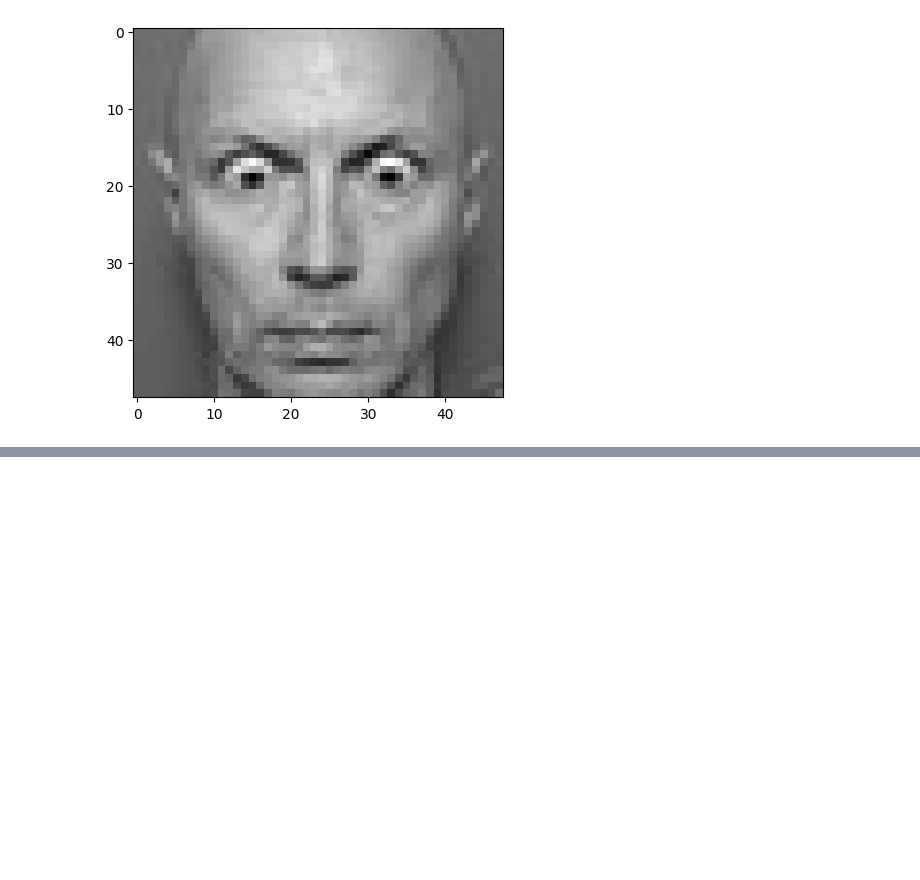
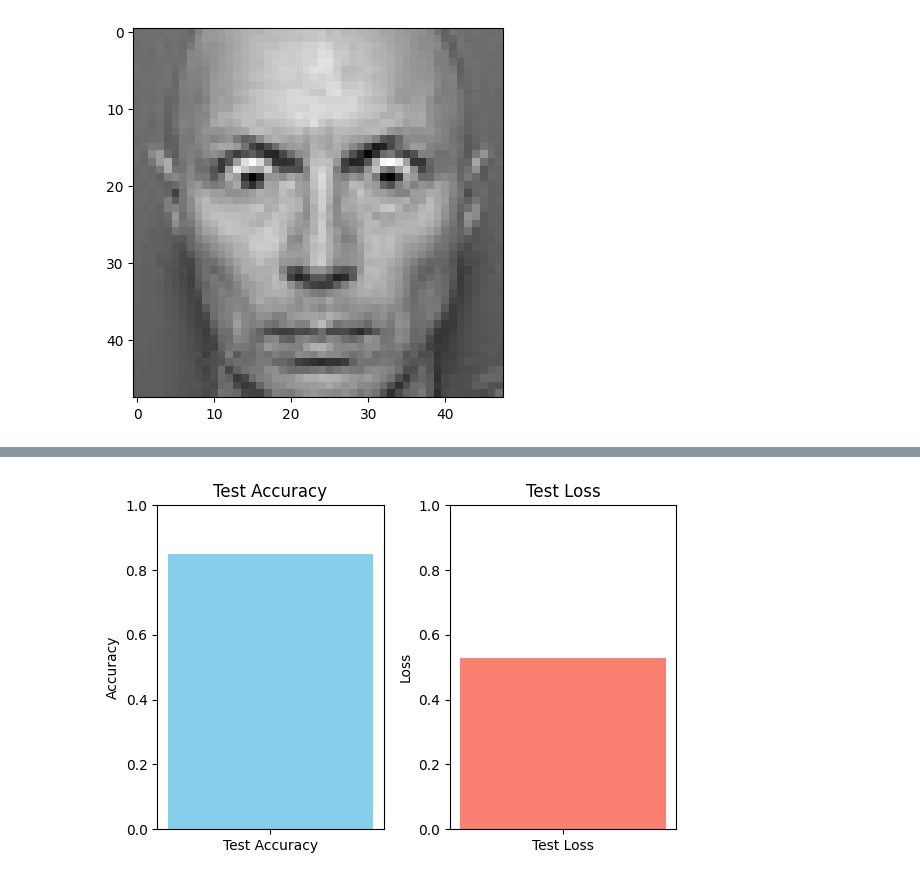
Before and after one commit to subin-shk/FaceTune, a Jupyter notebook: trainmodel.ipynb, the cells around one changed output, grey strips where cells are left out. Saved outputs shown, nothing was run; the diff lists cells and outputs as text; code cells hidden in the pictures; blank space fills up the shorter version.

```diff
--- a/trainmodel.ipynb
+++ b/trainmodel.ipynb
@@ -301,0 +342,30 @@ model prediction is  surprise
+# %%
+import matplotlib.pyplot as plt
+
+# Evaluate the model on the test set
+test_loss, test_accuracy = model.evaluate(x_test, y_test, verbose=1)
+
+# Create a figure to display the test accuracy and loss
+plt.figure(figsize=(6, 4))
+
+# Plot the test accuracy
+plt.subplot(1, 2, 1)
+plt.bar(['Test Accuracy'], [test_accuracy], color='skyblue')
+plt.ylim(0, 1)
+plt.ylabel('Accuracy')
+plt.title('Test Accuracy')
+
+# Plot the test loss
+plt.subplot(1, 2, 2)
+plt.bar(['Test Loss'], [test_loss], color='salmon')
+plt.ylim(0, 1)
+plt.ylabel('Loss')
+plt.title('Test Loss')
+
+plt.tight_layout()
+plt.show()
+
+# Print the test results
+print(f"Test Loss: {test_loss}")
+print(f"Test Accuracy: {test_accuracy}")
+# %% [output]
@@ -301,0 +373 @@ model prediction is  surprise
+[figure, added]
```
Also changed, not shown: parts of 6 cells of this notebook, 9 other files.
